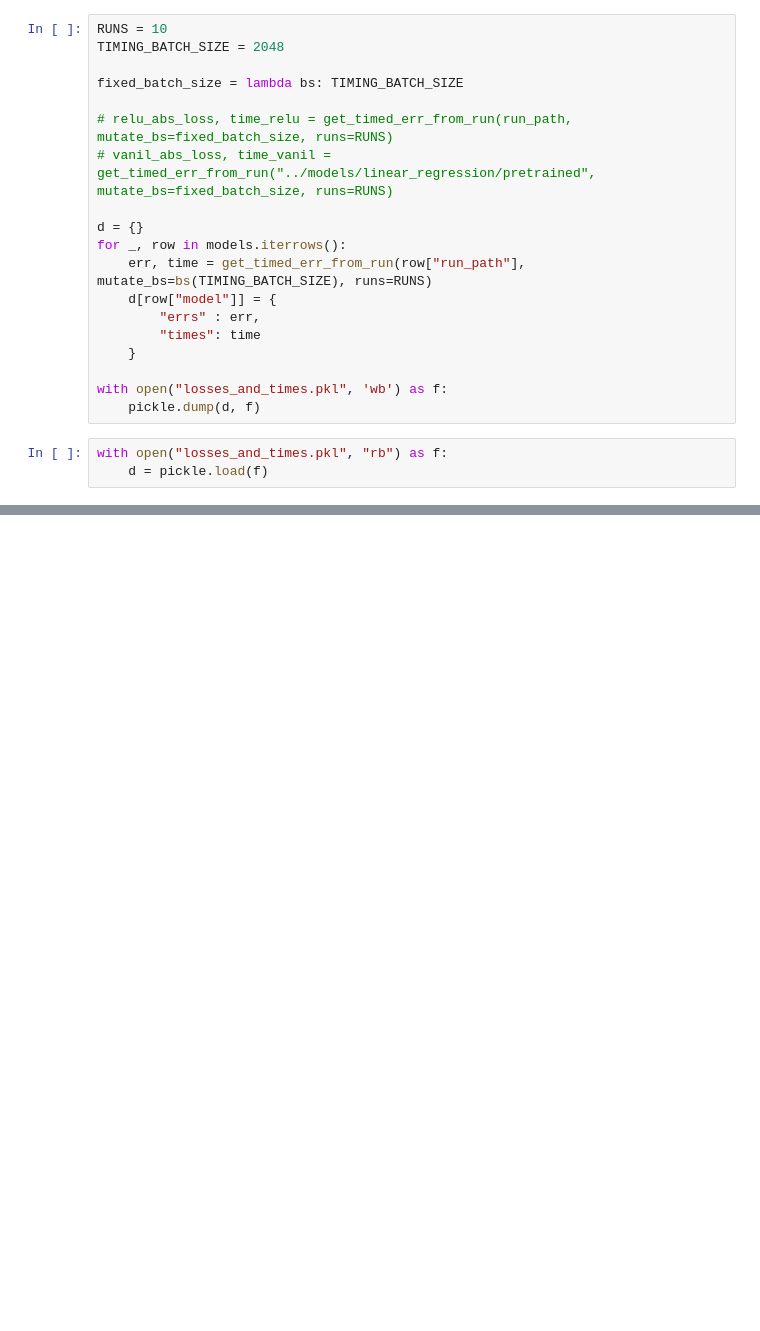
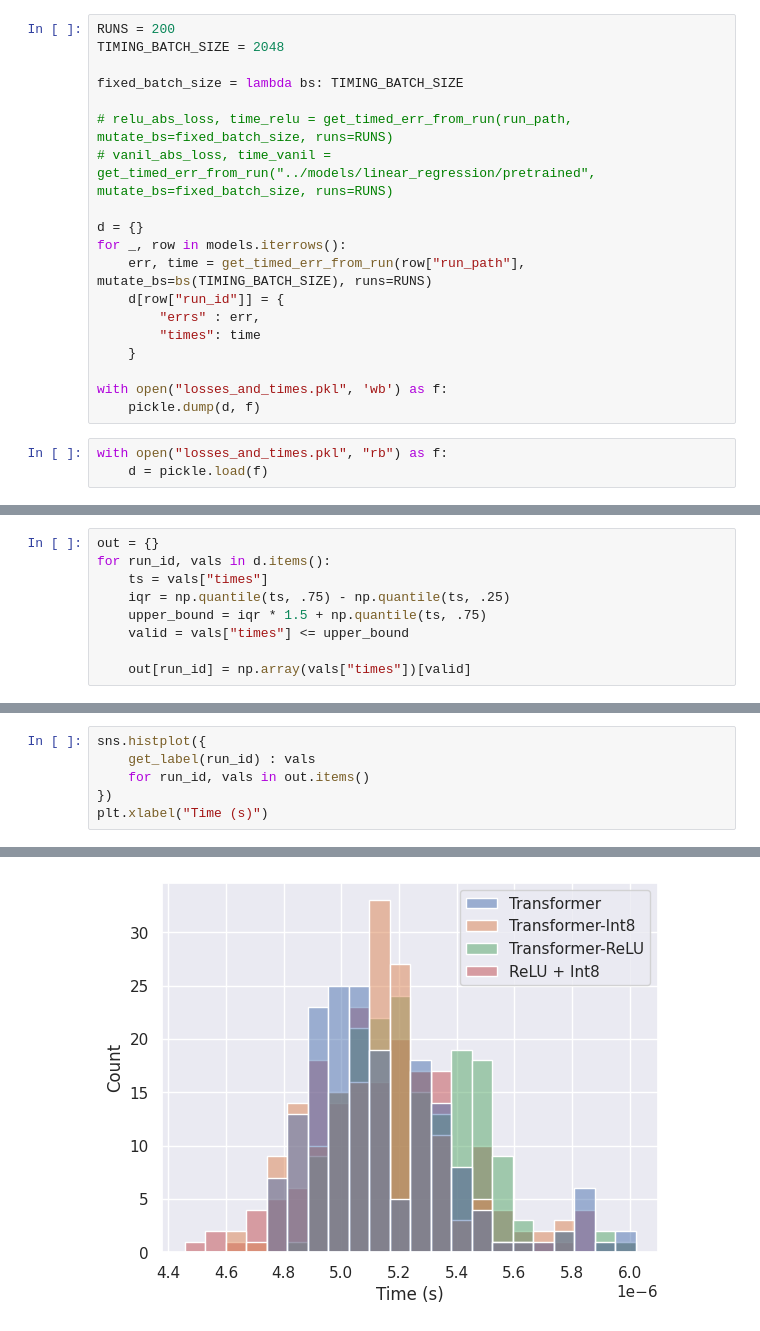
Before and after one commit to nelson-lojo/in-context-learning, a Jupyter notebook: src/eval.ipynb, the cells around one changed output, grey strips where cells are left out. Cells and saved outputs as stored; diff of their text form; blank space fills up the shorter version.

```diff
--- a/src/eval.ipynb
+++ b/src/eval.ipynb
@@ -477,5 +528,5 @@ plt.legend()
 # %%
-RUNS = 10
+RUNS = 200
 TIMING_BATCH_SIZE = 2048
 
 fixed_batch_size = lambda bs: TIMING_BATCH_SIZE
@@ -486,7 +537,7 @@ fixed_batch_size = lambda bs: TIMING_BATCH_SIZE
 d = {}
 for _, row in models.iterrows():
     err, time = get_timed_err_from_run(row["run_path"], mutate_bs=bs(TIMING_BATCH_SIZE), runs=RUNS)
-    d[row["model"]] = {
+    d[row["run_id"]] = {
         "errs" : err,
         "times": time
     }
@@ -505,0 +550,9 @@ format_times(d["ReLU + Int8"]["times"], "ReLU Quant Times:")
+# %%
+out = {}
+for run_id, vals in d.items():
+    ts = vals["times"]
+    iqr = np.quantile(ts, .75) - np.quantile(ts, .25)
+    upper_bound = iqr * 1.5 + np.quantile(ts, .75)
+    valid = vals["times"] <= upper_bound
+
+    out[run_id] = np.array(vals["times"])[valid]
@@ -505,0 +571,7 @@ format_times(d["ReLU + Int8"]["times"], "ReLU Quant Times:")
+# %%
+sns.histplot({
+    get_label(run_id) : vals
+    for run_id, vals in out.items()
+})
+plt.xlabel("Time (s)")
+# %% [output]
@@ -505,0 +579 @@ format_times(d["ReLU + Int8"]["times"], "ReLU Quant Times:")
+[figure, added]
```
Also changed, not shown: parts of 28 cells of this notebook.
